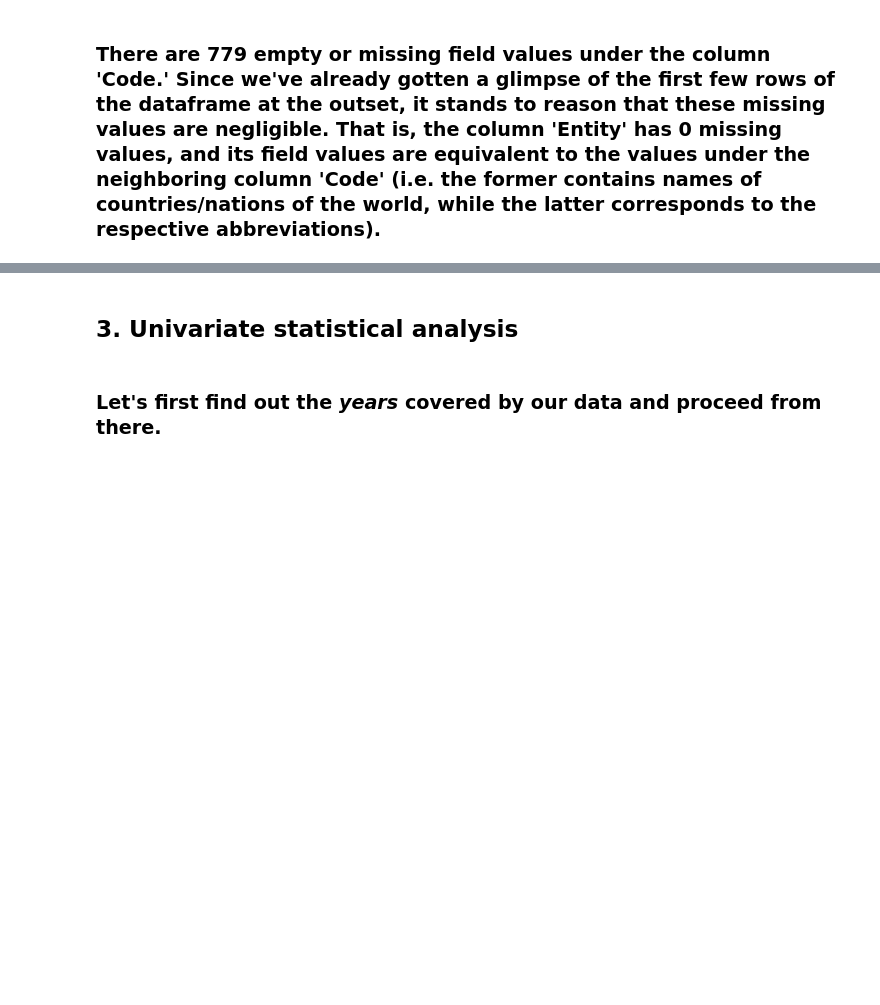
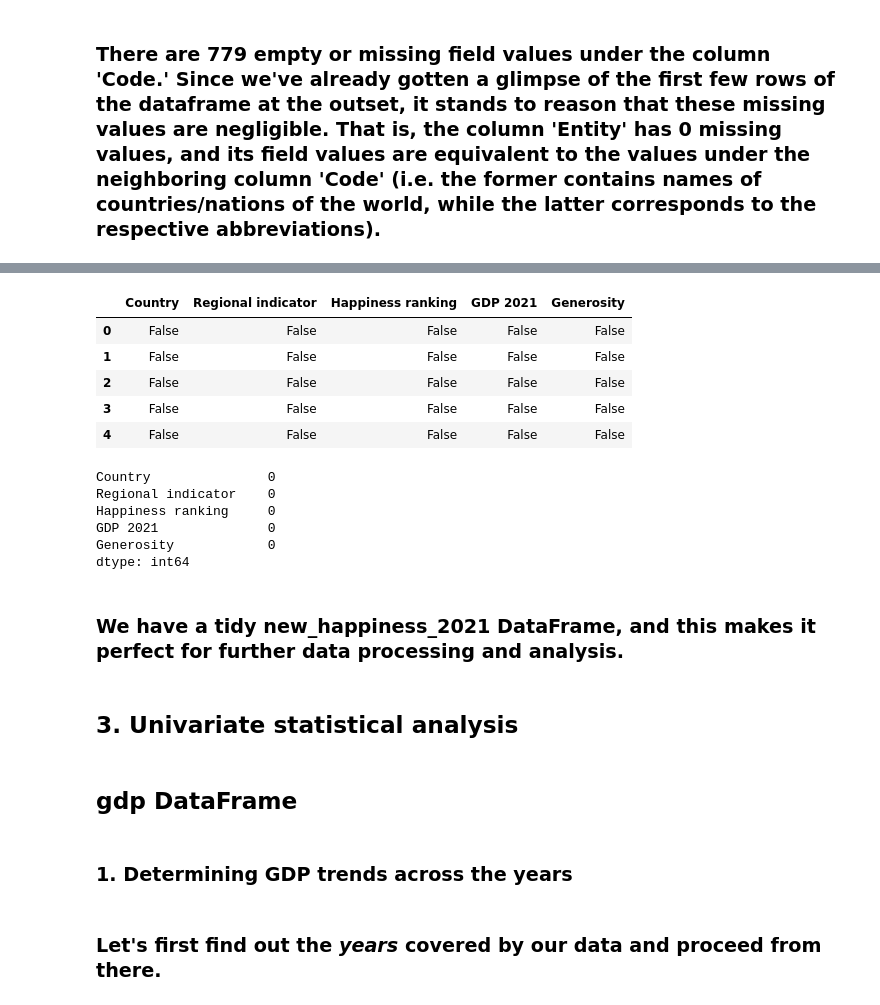
Before and after one commit to anikaarevalo/Happiness_and_world_economy_2021, a Jupyter notebook: Happiness_and_GDP_2021.ipynb, the cells around one changed output, grey strips where cells are left out. Cells and saved outputs as stored; diff of their text form; code cells hidden in the pictures; blank space fills up the shorter version.

```diff
--- a/Happiness_and_GDP_2021.ipynb
+++ b/Happiness_and_GDP_2021.ipynb
@@ -191,5 +225,32 @@ dtype: int64
+# %%
+# Checking for missing values
+new_happiness_2021.isna().head()
+# %% [output]
+|  | Country | Regional indicator | Happiness ranking | GDP 2021 | Generosity |
+| 0 | False | False | False | False | False |
+| 1 | False | False | False | False | False |
+| 2 | False | False | False | False | False |
+| 3 | False | False | False | False | False |
+| 4 | False | False | False | False | False |
+# %%
+# Getting a tally of possible missing values for each row
+# We find out that under the column 'Code' there are 779 missing values
+new_happiness_2021.isna().sum()
+# %% [output]
+Country               0
+Regional indicator    0
+Happiness ranking     0
+GDP 2021              0
+Generosity            0
+dtype: int64
+# %% [markdown]
+### We have a tidy new_happiness_2021 DataFrame, and this makes it perfect for further data processing and analysis.
 # %% [markdown]
 ## 3. Univariate statistical analysis
+# %% [markdown]
+## gdp DataFrame
+# %% [markdown]
+### 1. Determining GDP trends across the years
 # %% [markdown]
 ### Let's first find out the _years_ covered by our data and proceed from there.
 # %%
```
Also changed, not shown: parts of 11 cells of this notebook.
